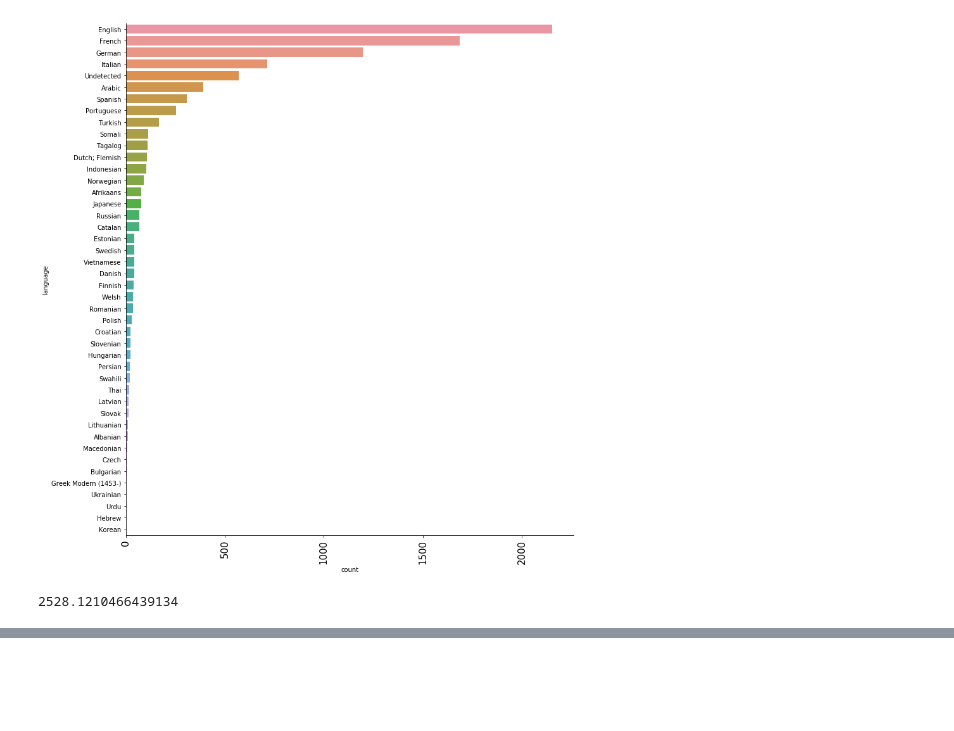
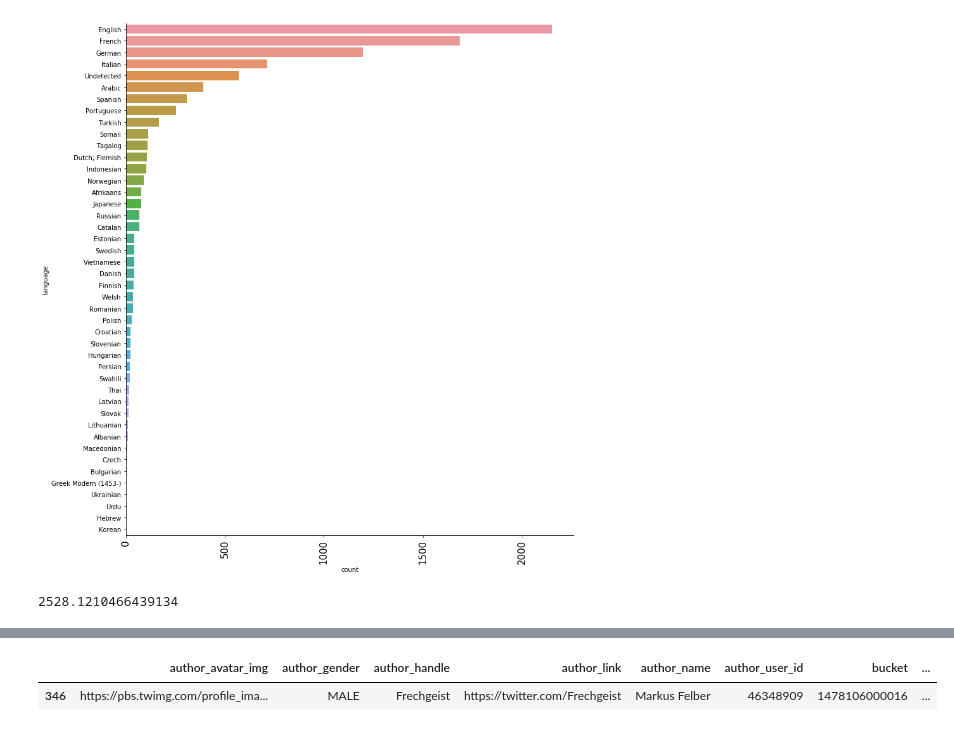
Before and after one commit to odorgergo/ada-rag, a Jupyter notebook: project/Greg.ipynb, the cells around one changed output, grey strips where cells are left out. Saved outputs shown, nothing was run; the diff lists cells and outputs as text; code cells hidden in the pictures; blank space fills up the shorter version.

```diff
--- a/project/Greg.ipynb
+++ b/project/Greg.ipynb
@@ -83,0 +131,3 @@ plt.show(ax)
+# %%
+pd.set_option("display.max_columns",500)
+df2=pd.DataFrame.from_dict(list(df._source.values))
@@ -83,0 +159,5 @@ plt.show(ax)
+# %%
+df2.loc[df2.lang=="hu"]
+# %% [output]
+|  | author_avatar_img | author_gender | author_handle | author_link | author_name | author_user_id | bucket | ... |
+| 346 | https://pbs.twimg.com/profile_ima... | MALE | Frechgeist | https://twitter.com/Frechgeist | Markus Felber | 46348909 | 1478106000016 | ... |
```
Also changed, not shown: parts of 8 cells of this notebook, 3 other files.
